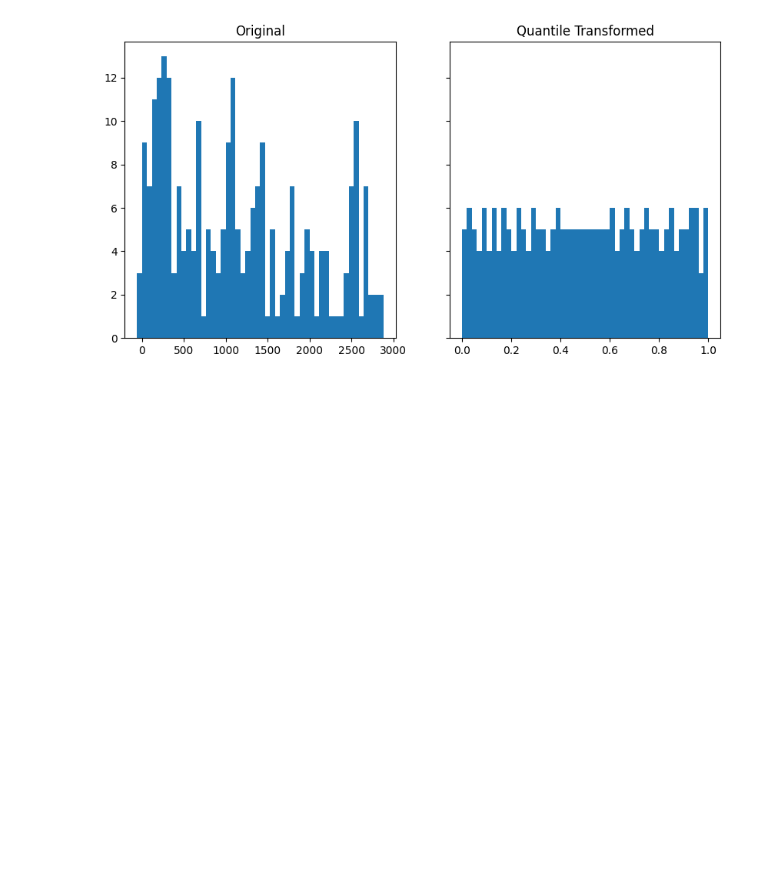
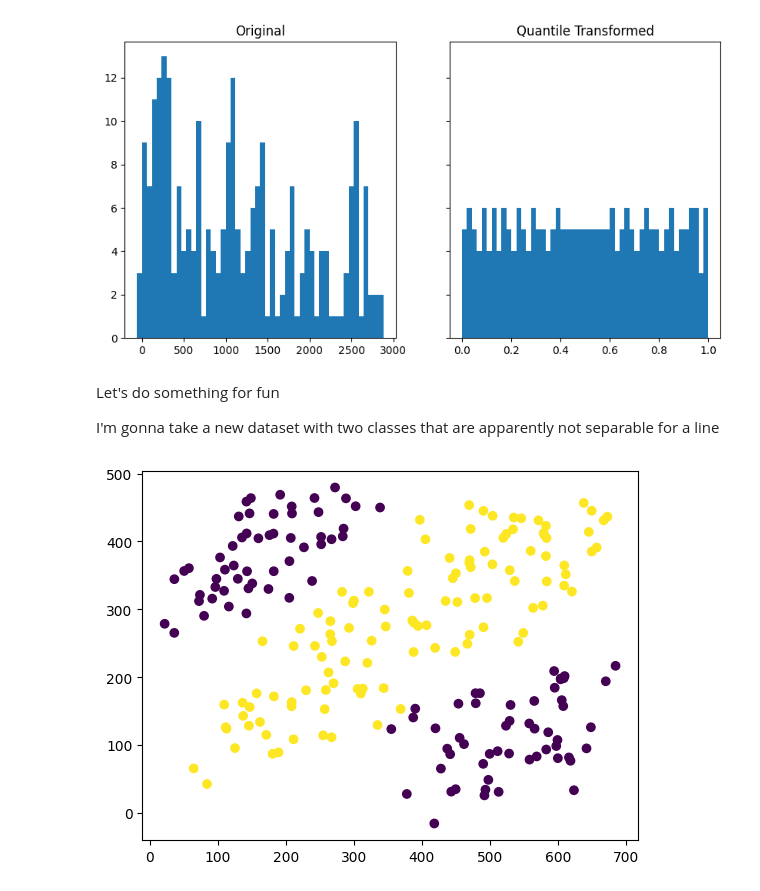
Before and after one commit to santortiz/sklearn-overview, a Jupyter notebook: notebooks/preprocessing/scaling.ipynb, the cells around one changed output. Drawn from its saved outputs; the diff is of its cells as text; code cells hidden in the pictures; blank space fills up the shorter version.

```diff
--- a/notebooks/preprocessing/scaling.ipynb
+++ b/notebooks/preprocessing/scaling.ipynb
@@ -94,3 +94,18 @@ axs[1].set_title('Quantile Transformed')
 plt.show()
 # %% [output]
 [figure]
+# %% [markdown]
+Let's do something for fun
+
+I'm gonna take a new dataset with two classes that are apparently not separable for a line
+# %%
+data2 = pd.read_csv('../../data/drawndata2.csv')
+# %%
+X2 = data2[['x', 'y']].values
+y2 = data2["z"] == "a"
+# %%
+plt.figure()
+plt.scatter(X2[:, 0], X2[:, 1], c=y2)
+plt.show()
+# %% [output]
+[figure, added]
```
Also changed, not shown: parts of 8 cells of this notebook, 1 other file.
